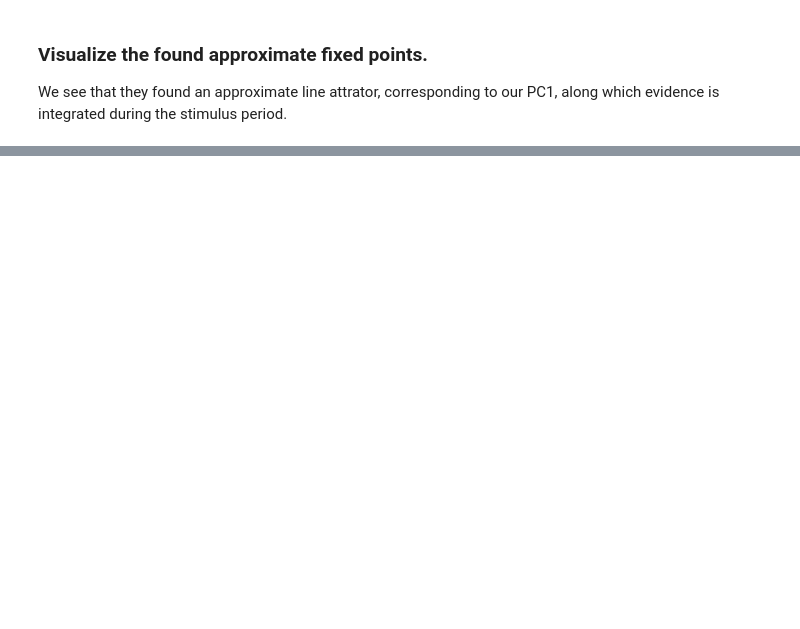
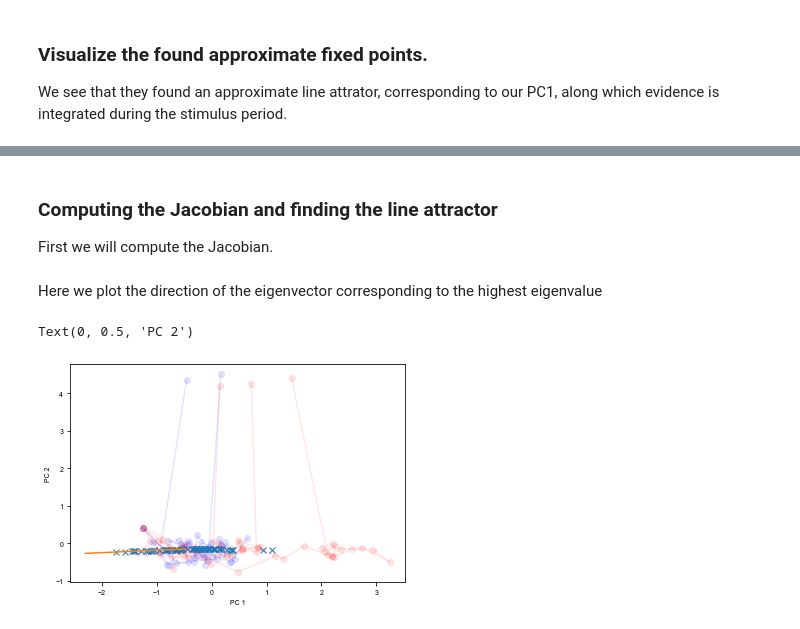
Before and after one commit to gyyang/nn-brain, a Jupyter notebook: RNN+DynamicalSystemAnalysis.ipynb, the cells around one changed output, grey strips where cells are left out. Cells and saved outputs as stored; diff of their text form; code cells hidden in the pictures; blank space fills up the shorter version.

Commit message:
adding line attractor analysis

```diff
--- a/RNN+DynamicalSystemAnalysis.ipynb
+++ b/RNN+DynamicalSystemAnalysis.ipynb
@@ -323,0 +326,53 @@ Text(0, 0.5, 'PC 2')
+# %% [markdown]
+### Computing the Jacobian and finding the line attractor
+
+First we will compute the Jacobian.
+# %%
+fp = torch.from_numpy(fixedpoints[1])
+fp.requires_grad = True
+
+
+# Inputs should be the 0-coherence mean input during stimulus period
+# This will be task-specific
+input = torch.tensor([1, 0.5, 0.5], dtype=torch.float32)
+deltah = net.rnn.recurrence(input, fp) - fp
+
+# w1 = torch.randn((64,64), requires_grad = False)
+# new_h = w1@fp
+
+jacT = torch.zeros(hidden_size, hidden_size)
+for i in range(hidden_size):
+    output = torch.zeros(hidden_size)
+    output[i] = 1.
+    jacT[:,i] = torch.autograd.grad(deltah, fp, grad_outputs=output, retain_graph=True)[0]
+
+jac = jacT.detach().numpy().T
+# %% [markdown]
+Here we plot the direction of the eigenvector corresponding to the highest eigenvalue
+# %%
+eigval, eigvec = np.linalg.eig(jac)
+vec = np.real(eigvec[:, np.argmax(eigval)])
+end_pts = np.array([+vec, -vec])
+end_pts = pca.transform(fp.detach().numpy() + end_pts)
+
+# Plot in the same space as activity
+plt.figure()
+for i in range(5):
+    activity_pc = pca.transform(activity_dict[i])
+    trial = trial_infos[i]
+    color = 'red' if trial['ground_truth'] == 0 else 'blue'
+    plt.plot(activity_pc[:, 0], activity_pc[:, 1], 'o-',
+             color=color, alpha=0.1)
+
+# Fixed points are shown in cross
+fixedpoints_pc = pca.transform(fixedpoints)
+plt.plot(fixedpoints_pc[:, 0], fixedpoints_pc[:, 1], 'x')
+
+# Line attractor
+plt.plot(end_pts[:, 0], end_pts[:, 1])
+
+plt.xlabel('PC 1')
+plt.ylabel('PC 2')
+# %% [output]
+Text(0, 0.5, 'PC 2')
+[figure, added]
```
Also changed, not shown: parts of 6 cells of this notebook.
